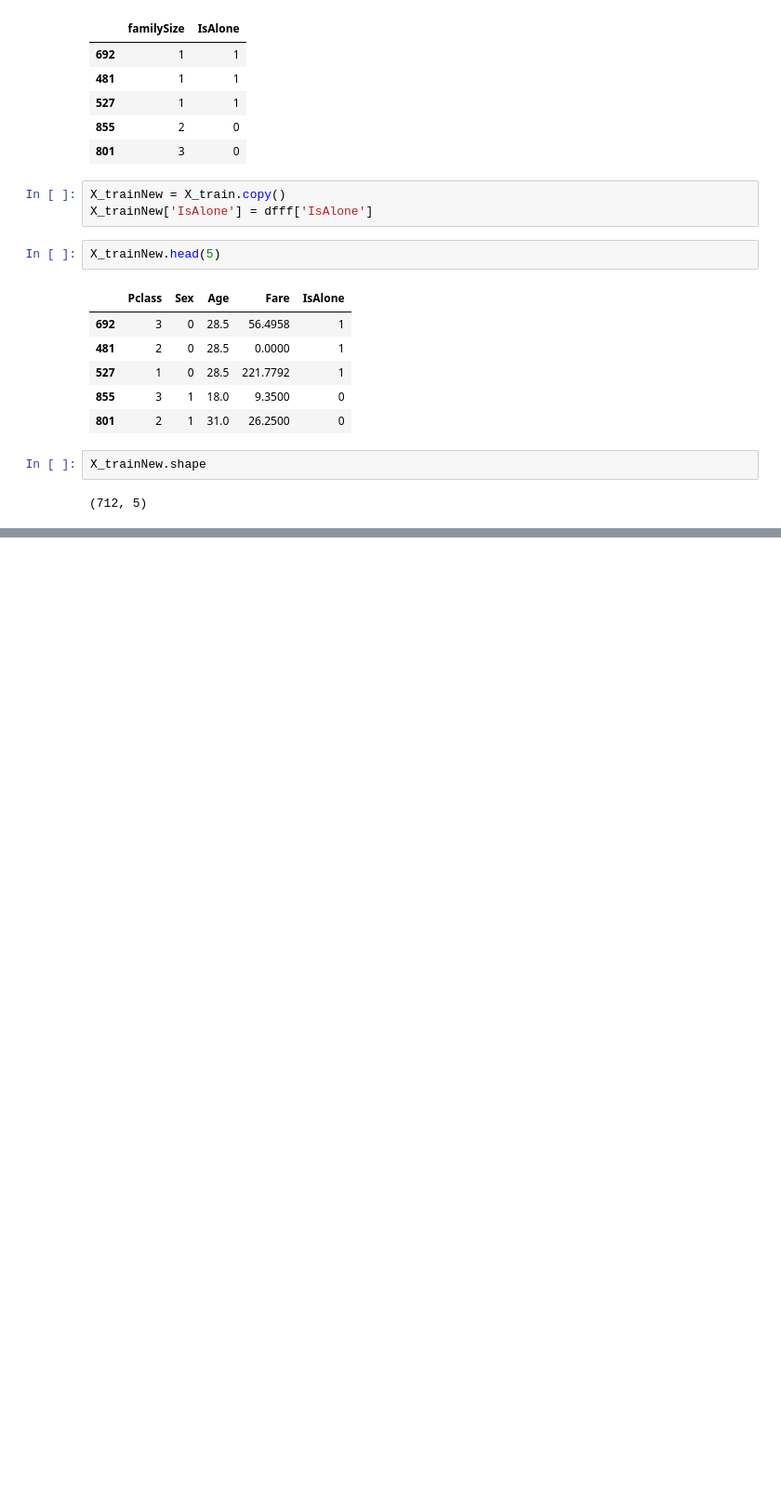
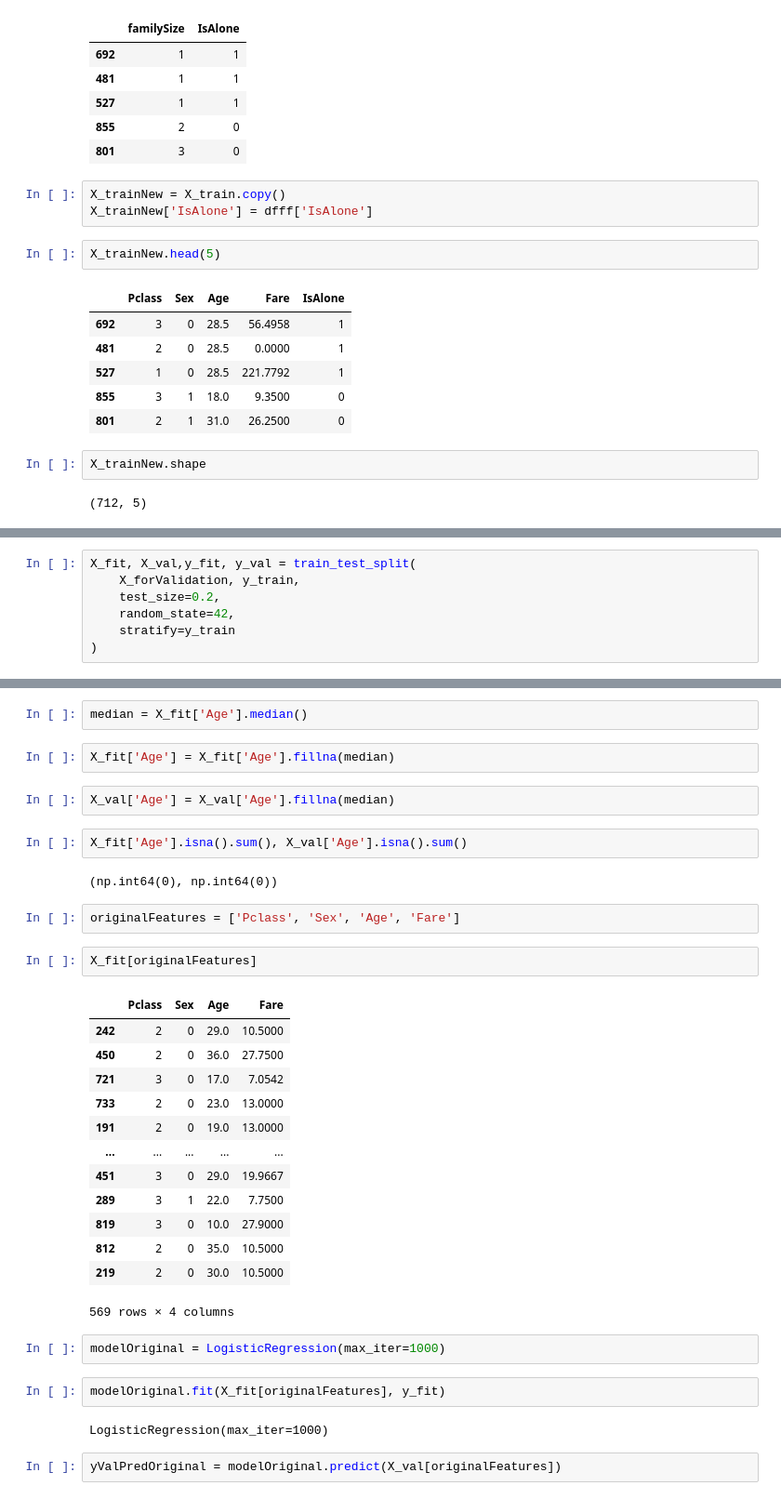
Before and after one commit to Terence135/titanic-data-science, a Jupyter notebook: Titanic_Learning_Journey.ipynb, the cells around one changed output, grey strips where cells are left out. Shown at 93% size. Drawn from its saved outputs; the diff is of its cells as text; blank space fills up the shorter version.

```diff
--- a/Titanic_Learning_Journey.ipynb
+++ b/Titanic_Learning_Journey.ipynb
@@ -240,0 +278,7 @@ X_trainNew.shape
+# %%
+X_fit, X_val,y_fit, y_val = train_test_split(
+    X_forValidation, y_train,
+    test_size=0.2,
+    random_state=42,
+    stratify=y_train
+)
@@ -240,0 +293,36 @@ X_trainNew.shape
+# %%
+median = X_fit['Age'].median()
+# %%
+X_fit['Age'] = X_fit['Age'].fillna(median)
+# %%
+X_val['Age'] = X_val['Age'].fillna(median)
+# %%
+X_fit['Age'].isna().sum(), X_val['Age'].isna().sum()
+# %% [output]
+(np.int64(0), np.int64(0))
+# %%
+originalFeatures = ['Pclass', 'Sex', 'Age', 'Fare']
+# %%
+X_fit[originalFeatures]
+# %% [output]
+|  | Pclass | Sex | Age | Fare |
+| 242 | 2 | 0 | 29.0 | 10.5000 |
+| 450 | 2 | 0 | 36.0 | 27.7500 |
+| 721 | 3 | 0 | 17.0 | 7.0542 |
+| 733 | 2 | 0 | 23.0 | 13.0000 |
+| 191 | 2 | 0 | 19.0 | 13.0000 |
+| ... | ... | ... | ... | ... |
+| 451 | 3 | 0 | 29.0 | 19.9667 |
+| 289 | 3 | 1 | 22.0 | 7.7500 |
+| 819 | 3 | 0 | 10.0 | 27.9000 |
+| 812 | 2 | 0 | 35.0 | 10.5000 |
+| 219 | 2 | 0 | 30.0 | 10.5000 |
+569 rows × 4 columns
+# %%
+modelOriginal = LogisticRegression(max_iter=1000)
+# %%
+modelOriginal.fit(X_fit[originalFeatures], y_fit)
+# %% [output]
+LogisticRegression(max_iter=1000)
+# %%
+yValPredOriginal = modelOriginal.predict(X_val[originalFeatures])
```
Also changed, not shown: parts of 29 cells of this notebook, 1 other file.
